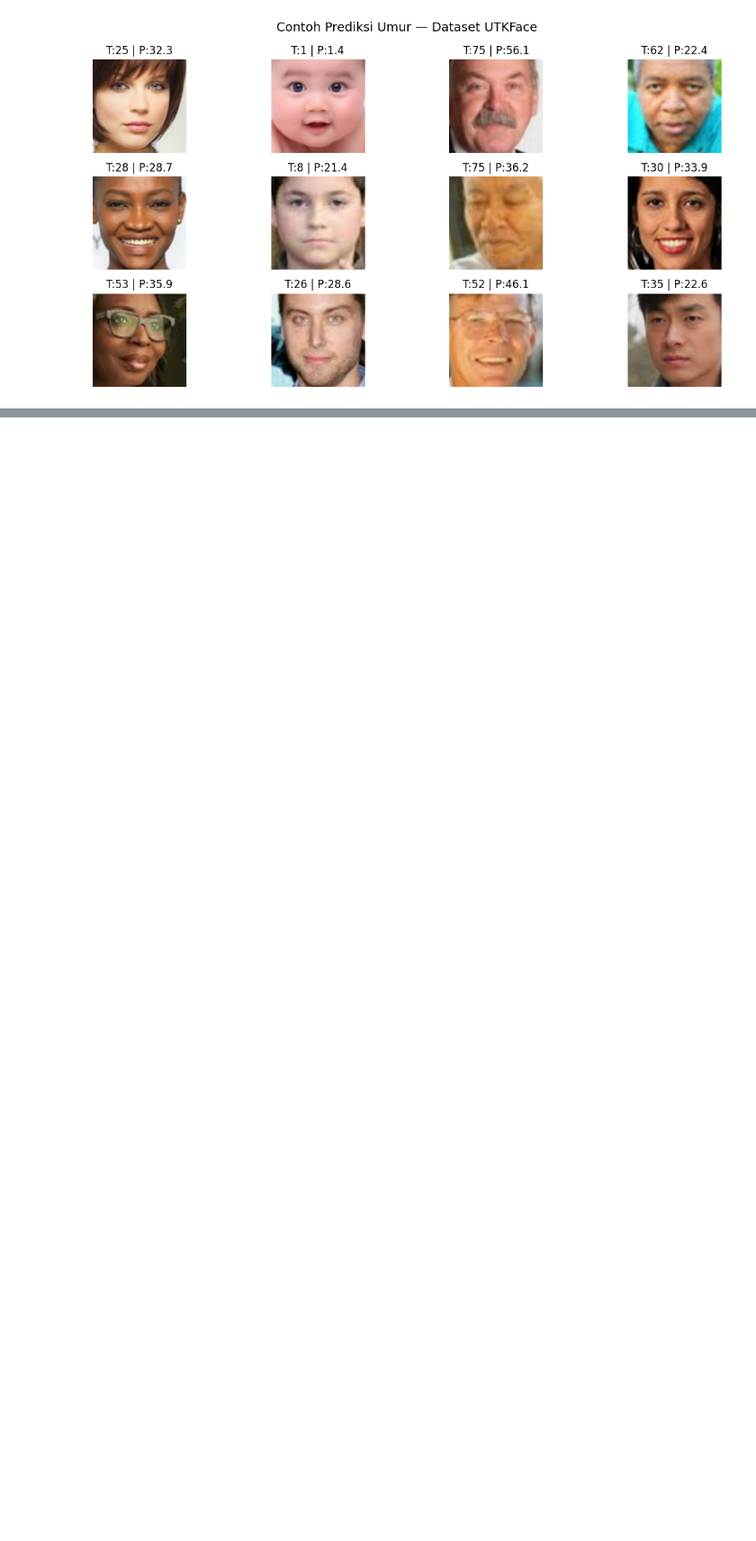
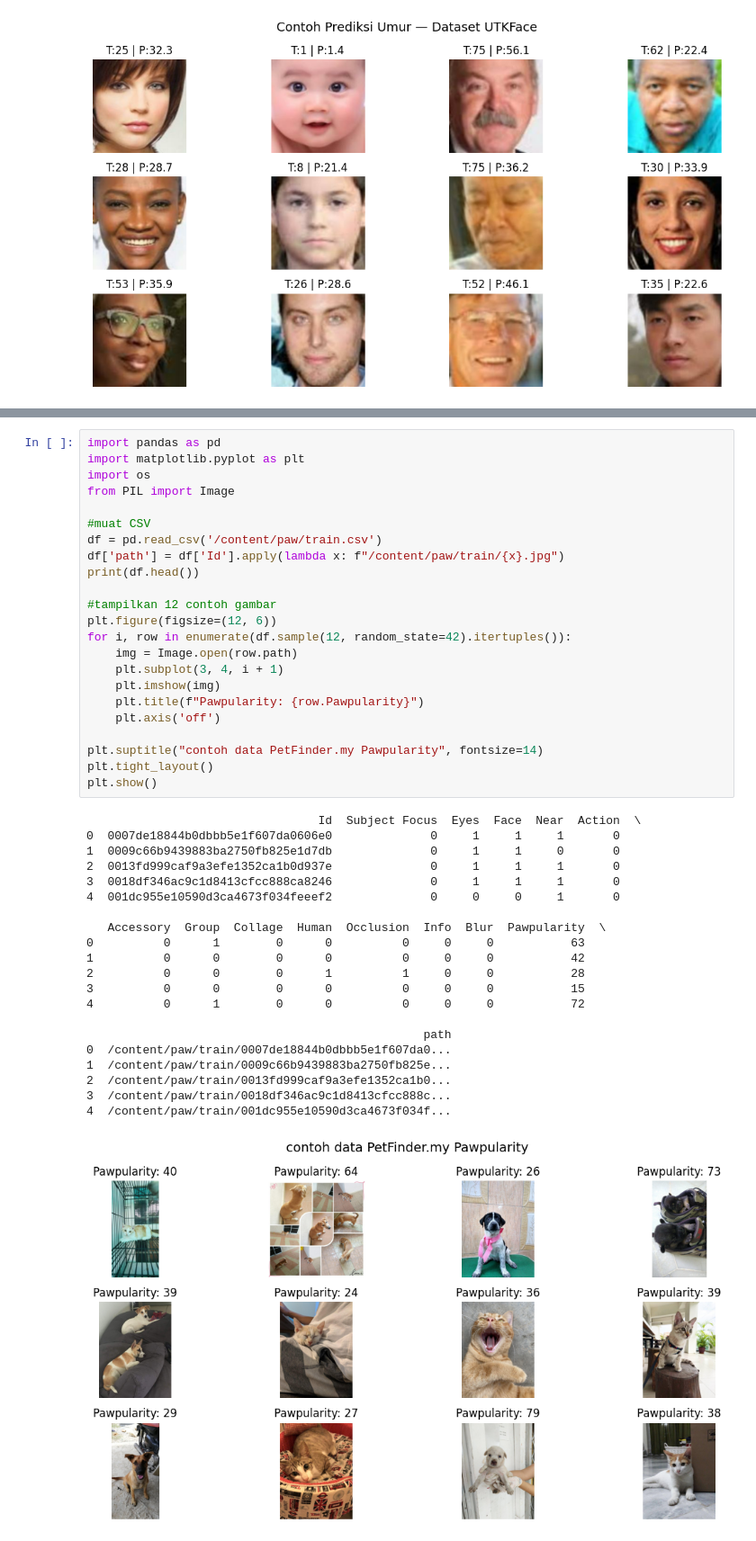
Before and after one commit to vian151004/Visi-Komputer--P-Prayit-, a Jupyter notebook: jobsheet 3/Regresi Gambar.ipynb, the cells around one changed output, grey strips where cells are left out. Shown at 90% size. Saved outputs shown, nothing was run; the diff lists cells and outputs as text; blank space fills up the shorter version.

```diff
--- a/jobsheet 3/Regresi Gambar.ipynb
+++ b/jobsheet 3/Regresi Gambar.ipynb
@@ -278,0 +422,45 @@ plt.show()
+# %%
+import pandas as pd
+import matplotlib.pyplot as plt
+import os
+from PIL import Image
+
+#muat CSV
+df = pd.read_csv('/content/paw/train.csv')
+df['path'] = df['Id'].apply(lambda x: f"/content/paw/train/{x}.jpg")
+print(df.head())
+
+#tampilkan 12 contoh gambar
+plt.figure(figsize=(12, 6))
+for i, row in enumerate(df.sample(12, random_state=42).itertuples()):
+    img = Image.open(row.path)
+    plt.subplot(3, 4, i + 1)
+    plt.imshow(img)
+    plt.title(f"Pawpularity: {row.Pawpularity}")
+    plt.axis('off')
+
+plt.suptitle("contoh data PetFinder.my Pawpularity", fontsize=14)
+plt.tight_layout()
+plt.show()
+# %% [output]
+                                 Id  Subject Focus  Eyes  Face  Near  Action  \
+0  0007de18844b0dbbb5e1f607da0606e0              0     1     1     1       0
+1  0009c66b9439883ba2750fb825e1d7db              0     1     1     0       0
+2  0013fd999caf9a3efe1352ca1b0d937e              0     1     1     1       0
+3  0018df346ac9c1d8413cfcc888ca8246              0     1     1     1       0
+4  001dc955e10590d3ca4673f034feeef2              0     0     0     1       0
+
+   Accessory  Group  Collage  Human  Occlusion  Info  Blur  Pawpularity  \
+0          0      1        0      0          0     0     0           63
+1          0      0        0      0          0     0     0           42
+2          0      0        0      1          1     0     0           28
+3          0      0        0      0          0     0     0           15
+4          0      1        0      0          0     0     0           72
+
+                                                path
+0  /content/paw/train/0007de18844b0dbbb5e1f607da0...
+1  /content/paw/train/0009c66b9439883ba2750fb825e...
+2  /content/paw/train/0013fd999caf9a3efe1352ca1b0...
+3  /content/paw/train/0018df346ac9c1d8413cfcc888c...
+4  /content/paw/train/001dc955e10590d3ca4673f034f...
+[figure, added]
```
Also changed, not shown: parts of 16 cells of this notebook.
